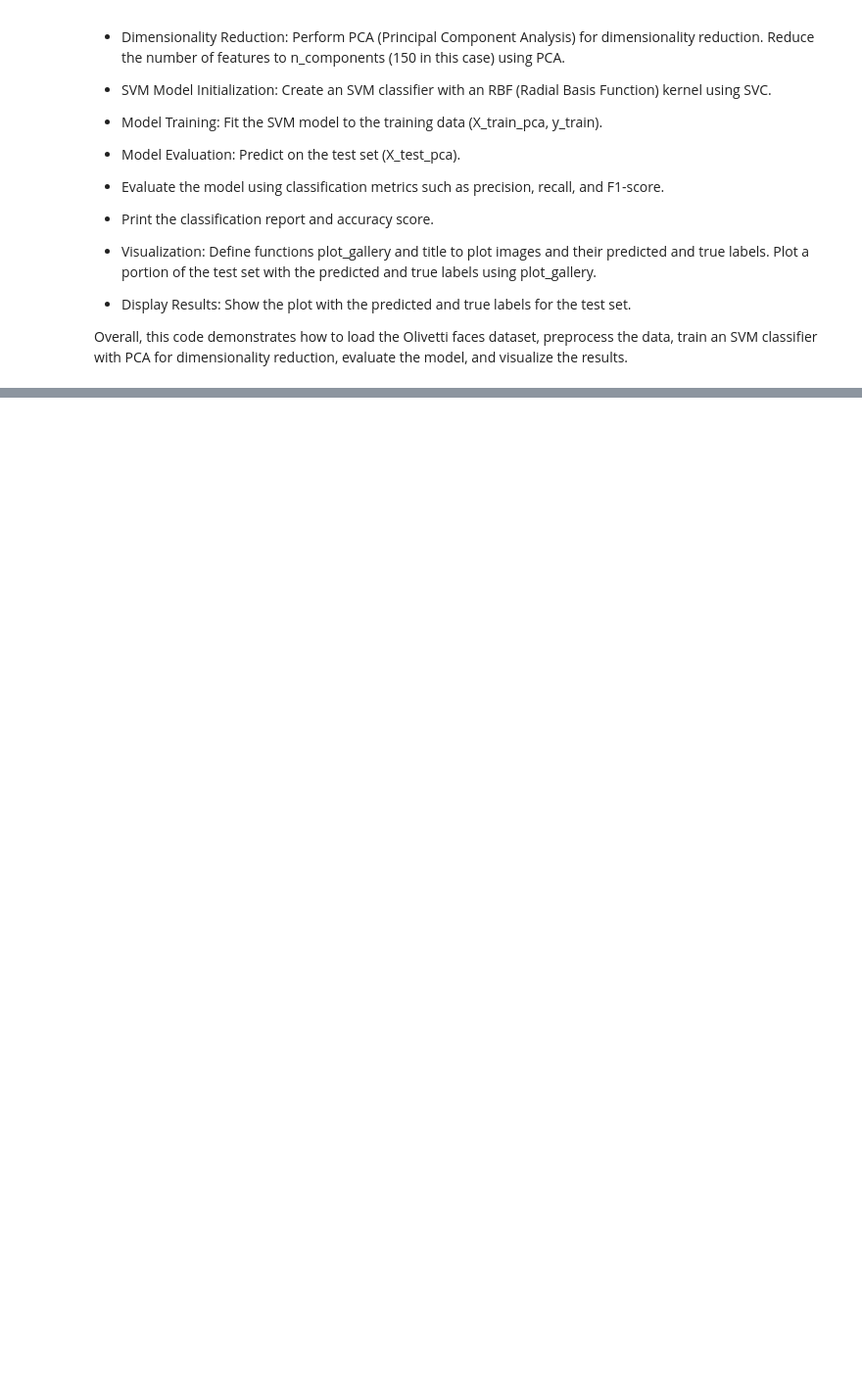
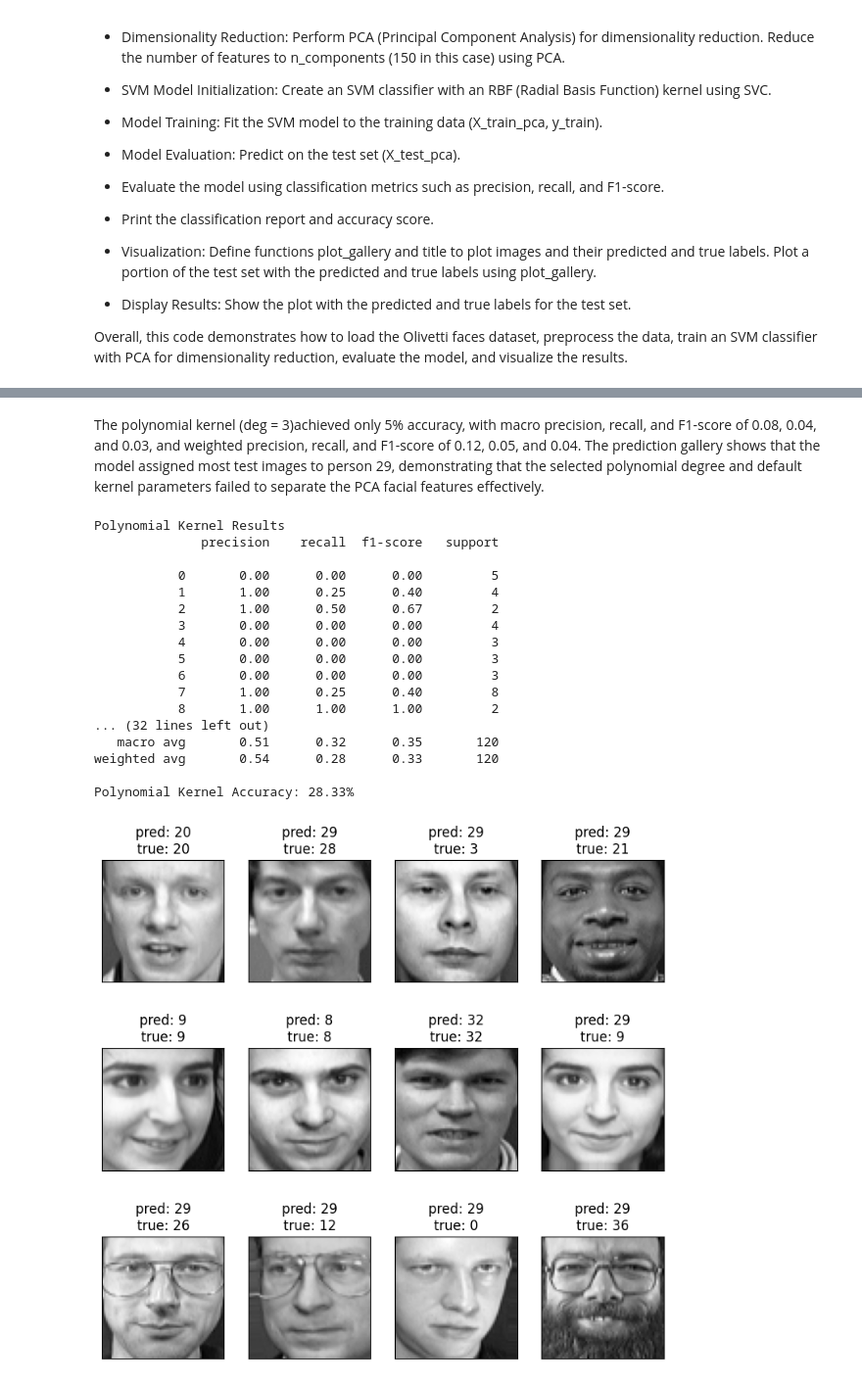
Before and after one commit to layal-z/AAI614_Zeineddine, a Jupyter notebook: SVM_face_detection_exercise.ipynb, the cells around one changed output, grey strips where cells are left out. Shown at 98% size. Saved outputs shown, nothing was run; the diff lists cells and outputs as text; code cells hidden in the pictures; blank space fills up the shorter version.

```diff
--- a/SVM_face_detection_exercise.ipynb
+++ b/SVM_face_detection_exercise.ipynb
@@ -154,0 +315,77 @@ Accuracy: 87.50%
+# %% [markdown]
+The polynomial kernel (deg = 3)achieved only 5% accuracy, with macro precision, recall, and F1-score of 0.08, 0.04, and 0.03, and weighted precision, recall, and F1-score of 0.12, 0.05, and 0.04. The prediction gallery shows that the model assigned most test images to person 29, demonstrating that the selected polynomial degree and default kernel parameters failed to separate the PCA facial features effectively.
+# %%
+#SVM model with a polynomial kernel, degree =3
+clf_poly = svm.SVC(
+    kernel='poly',
+    degree=2,
+    class_weight='balanced',
+    gamma='scale'
+)
+
+#Train using the same PCA training data
+clf_poly.fit(X_train_pca, y_train)
+
+#Predict using the same PCA test data
+y_pred_poly = clf_poly.predict(X_test_pca)
+
+#Evaluate the polynomial model
+print("Polynomial Kernel Results")
+print(
+    classification_report(
+        y_test,
+        y_pred_poly,
+        labels=test_labels,
+        target_names=test_target_names,
+        zero_division=0
+    )
+)
+
+accuracy_poly = accuracy_score(
+    y_test,
+    y_pred_poly
+)
+
+print(
+    f'Polynomial Kernel Accuracy: '
+    f'{accuracy_poly * 100:.2f}%'
+)
+
+#show
+prediction_titles_poly = [
+    title(
+        y_pred_poly,
+        y_test,
+        target_names,
+        i
+    )
+    for i in range(y_pred_poly.shape[0])
+]
+
+plot_gallery(
+    X_test,
+    prediction_titles_poly,
+    olivetti_faces.images.shape[1],
+    olivetti_faces.images.shape[2]
+)
+
+plt.show()
+# %% [output]
+Polynomial Kernel Results
+              precision    recall  f1-score   support
+
+           0       0.00      0.00      0.00         5
+           1       1.00      0.25      0.40         4
+           2       1.00      0.50      0.67         2
+           3       0.00      0.00      0.00         4
+           4       0.00      0.00      0.00         3
+           5       0.00      0.00      0.00         3
+           6       0.00      0.00      0.00         3
+           7       1.00      0.25      0.40         8
+           8       1.00      1.00      1.00         2
+... (32 lines left out)
+   macro avg       0.51      0.32      0.35       120
+weighted avg       0.54      0.28      0.33       120
+
+Polynomial Kernel Accuracy: 28.33%
+[figure, added]
```
Also changed, not shown: parts of 6 cells of this notebook.
